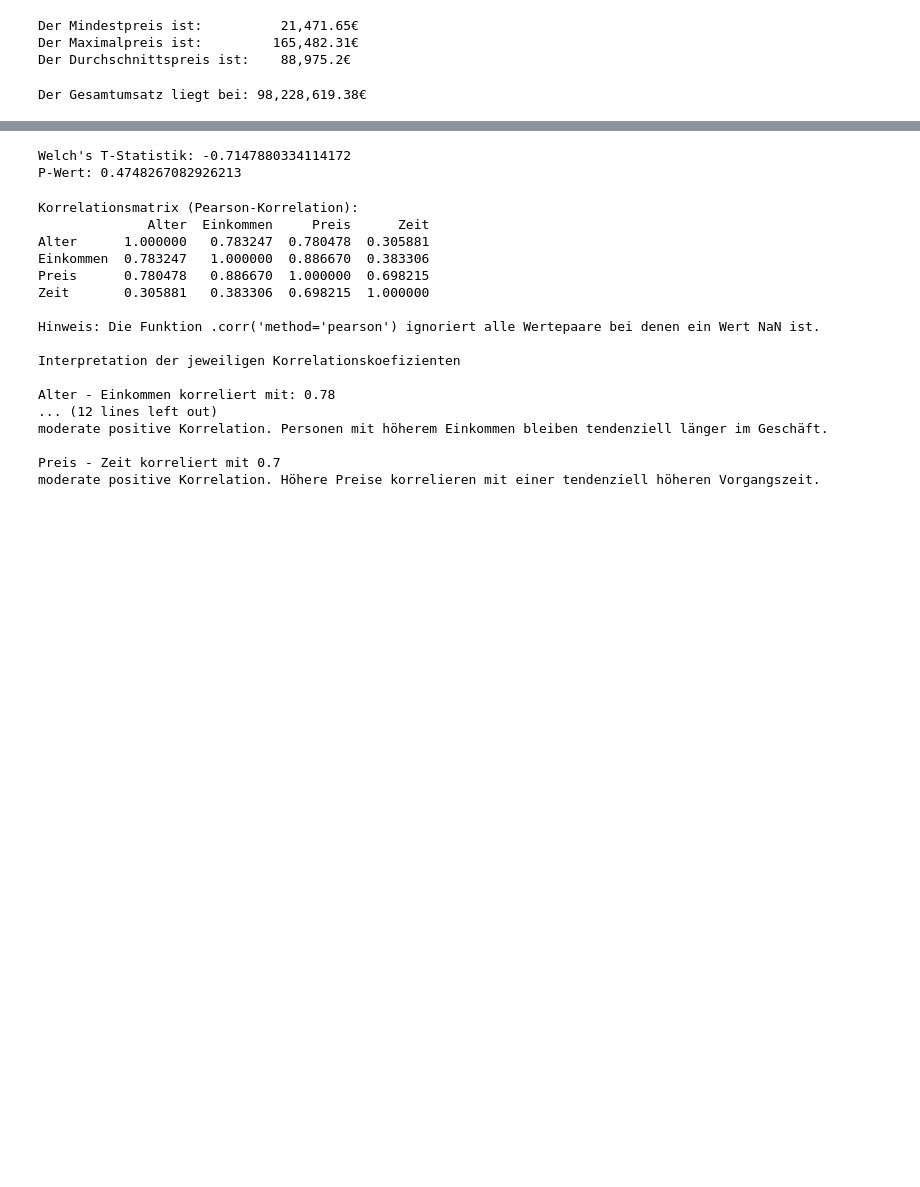
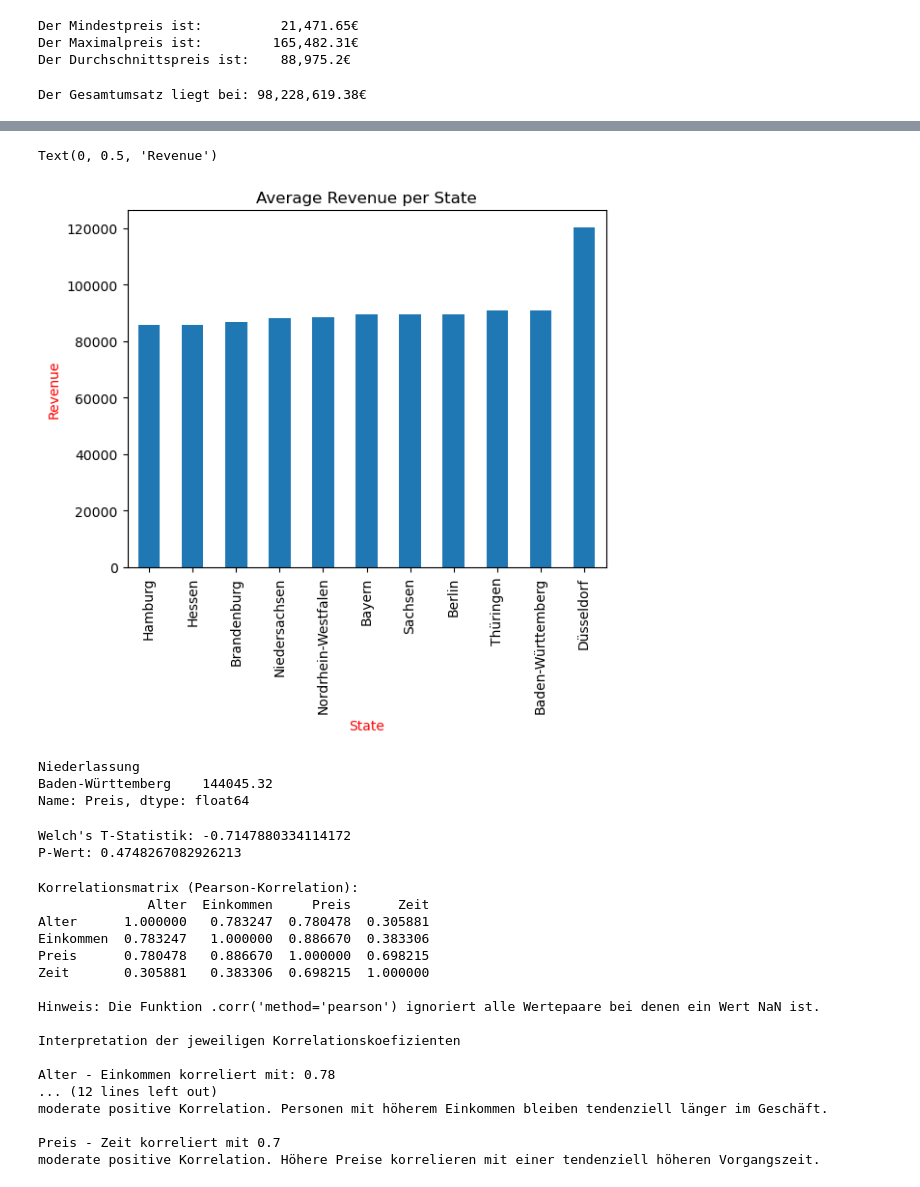
Before and after one commit to FastResearch/final_projectSS2024_Group3, a Jupyter notebook: tables_ges_recover.ipynb, the cells around one changed output, grey strips where cells are left out. Drawn from its saved outputs; the diff is of its cells as text; code cells hidden in the pictures; blank space fills up the shorter version.

```diff
--- a/tables_ges_recover.ipynb
+++ b/tables_ges_recover.ipynb
@@ -1141,5 +1181,23 @@ Der Gesamtumsatz liegt bei: 98,228,619.38€
+# %%
+# Abbildung erstellen.
+
+avg_umsatz = df.groupby(df.Niederlassung) \
+    .Preis.mean() \
+    .sort_values() \
+    .round(2).plot(kind="bar", title="Average Revenue per State")
+plt.xlabel("State", color="r")
+plt.ylabel("Revenue", color="r")
+# %% [output]
+Text(0, 0.5, 'Revenue')
+[figure, added]
 # %%
 # Aufgabe 6: In welchem Bundesland wurde das teuerste Auto verkauft?
+# %%
+df.groupby(df.Niederlassung).Preis.max().head(1)
+# %% [output]
+Niederlassung
+Baden-Württemberg    144045.32
+Name: Preis, dtype: float64
 # %%
 # Aufgabe 7: Haben mehr Frauen oder mehr Männer unsere Autos gekauft?
 # %%
```
Also changed, not shown: parts of 21 cells of this notebook.
